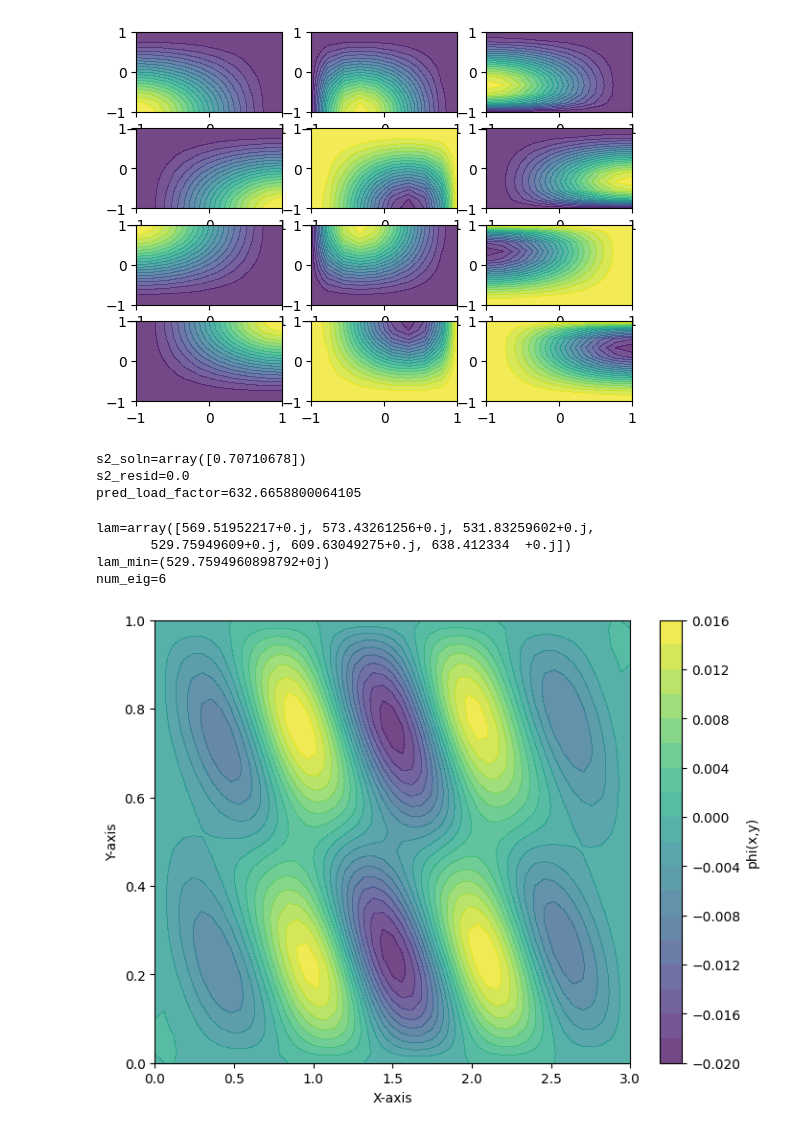
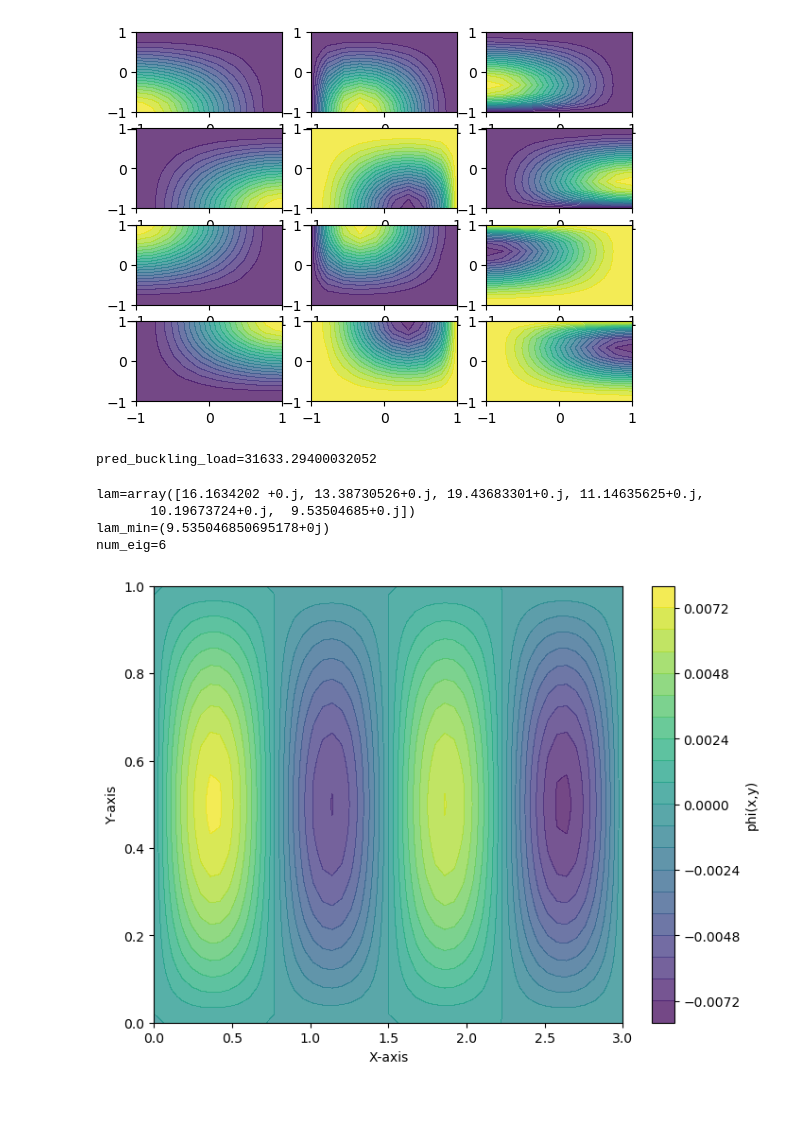
Before and after one commit to sean-engelstad/ml-pde-buckling, a Jupyter notebook: classical/derivation.ipynb, the cells around one changed output. Drawn from its saved outputs; the diff is of its cells as text; code cells hidden in the pictures; blank space fills up the shorter version.

```diff
--- a/classical/derivation.ipynb
+++ b/classical/derivation.ipynb
@@ -381,7 +381,7 @@ D = E * thick**3 / 12.0 / (1 - nu**2)
 
 # choose loading type (first just uniaxial loading in x-direction)
 # axial = True
-axial = False
+axial = True
 if axial:
     Nxx, Nxy, Nyy = (1e3, 0, 0)
 else:
@@ -418,37 +418,35 @@ if not axial:
     s2_resid = resid(s2)
     print(f"{s2_resid=}")
 
     # sean's closed-form soln for shear
     pred_buckling_load_star = (1.0 + s1_sq**2 + 6 * s1_sq * s2**2 + s2**4 + 2.0 * (s1_sq + s2**2)) / 2.0 / (s1_sq * s2**2)
     rho = a / b
     ar_factor = np.max([1.0, 1.0/rho**2])
     pred_buckling_load = pi**2 * D / b**2 * pred_buckling_load_star * ar_factor
 
     # from chatgpt pred_buckling_load for shear, simply supported (first estimate)
     # pred_buckling_load = 4 * E / 2.0 / (1 + nu) / thick**2 / (1 - nu**2)
     pred_load_factor = pred_buckling_load / Nxy
     sigma = 0.9 * pred_load_factor
     # sigma = 0.1
     print(f"{pred_load_factor=}")
     # sigma = 50.0
 
 # try and solve the FEM buckling problem
 lam, phi = solve_fem_buckling(D, a, b, Nxx, Nxy, Nyy, nxe, nye, sigma=sigma)
 imin = np.argmin(np.abs(np.real(lam)))
 # imin = 0
 lam_min = lam[imin]
 print(f"{lam=}")
 print(f"{lam_min=}")
 phi_min = phi[imin]
 num_eig = lam.shape[0]
 print(f"{num_eig=}")
 plot_eigenvec(a, b, nxe, nye, phi_min)
 # %% [output]
-s2_soln=array([0.70710678])
-s2_resid=0.0
-pred_load_factor=632.6658800064105
+pred_buckling_load=31633.29400032052
-lam=array([569.51952217+0.j, 573.43261256+0.j, 531.83259602+0.j,
-       529.75949609+0.j, 609.63049275+0.j, 638.412334  +0.j])
-lam_min=(529.7594960898792+0j)
+lam=array([16.1634202 +0.j, 13.38730526+0.j, 19.43683301+0.j, 11.14635625+0.j,
+       10.19673724+0.j,  9.53504685+0.j])
+lam_min=(9.535046850695178+0j)
 num_eig=6
-[figure, old version]
+[figure, new version]
```
Also changed, not shown: 2 other files.
